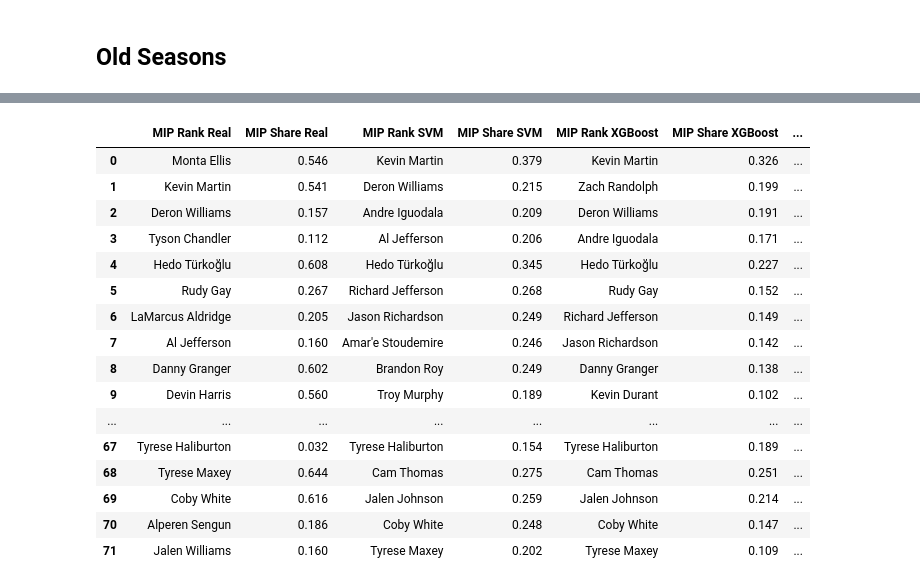
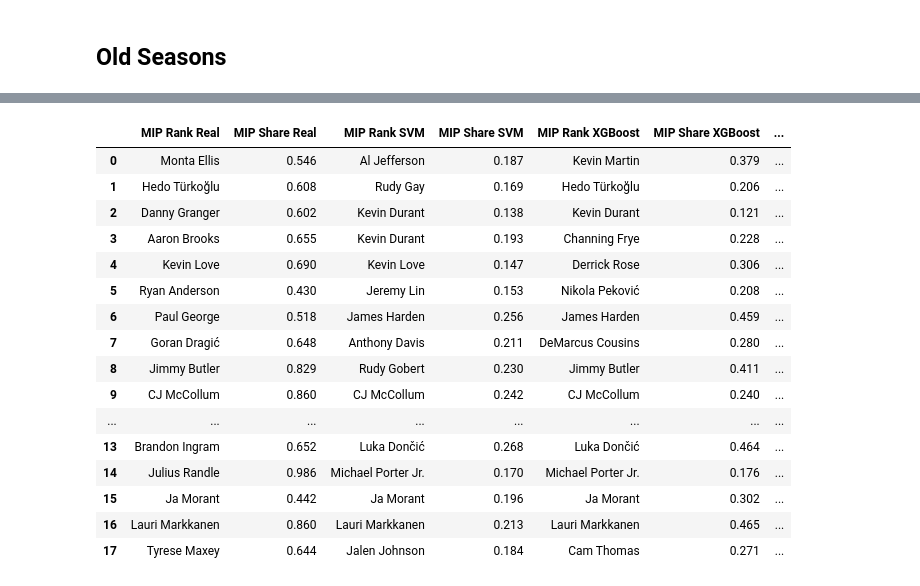
Before and after one commit to Ivan-Garcia-S/NBA_MIP_Predictor, a Jupyter notebook: MIP_Model.ipynb, the cells around one changed output, grey strips where cells are left out. Drawn from its saved outputs; the diff is of its cells as text; code cells hidden in the pictures.

Commit message:
After test 4.8

```diff
--- a/MIP_Model.ipynb
+++ b/MIP_Model.ipynb
@@ -227,7 +263,7 @@ def treat_data(per_game, totals, advanced, difference, standings, seasons):
     # Remove more variables
     per_game = per_game.drop(['GS', 'PF', 'STL', 'eFG%', 'FTA', 'G_prev_total'], axis=1)
     totals = totals.drop(['PF'], axis=1)
-    advanced = advanced.drop(['TRB%', 'DBPM', 'FTr', 'WS/48', 'STL%', 'DRB%', 'BLK%', 'TS%', 'DWS', 'TOV%', 'ORB%'], axis=1)
+    advanced = advanced.drop(['TRB%', 'DBPM', 'OBPM', 'FTr', 'STL%', 'DRB%', 'BLK%', 'TS%', 'DWS', 'TOV%', 'ORB%', '3PAr'], axis=1)
 
     cols = ['Player','Season','Pos','Age','Tm','G','GS', 'G_prev', 'G_prev_total', 'Seasons Played']
 
@@ -493,16 +531,18 @@ def func_models(data, seasons, models, n_seasons_to_test):
 
 
         regular_diffs = ['PTS_diff', 'AST_diff', 'TRB_diff']
+        final_drops = []
 
         # Test 2
-        X_train = data_train.drop(['MIP Share','MIP Rank','Player','Season', 'FGA_PERGAME', 'PER_ADVANCED', 'FG%_PERGAME'] + regular_diffs, axis=1)#'G_prev', 'FG%_PERGAME'], axis=1)
+        X_train = data_train.drop(['MIP Share','MIP Rank','Player','Season', 'FGA_PERGAME', 'PER_ADVANCED', 'FG%_PERGAME'] + final_drops, axis=1)#'G_prev', 'FG%_PERGAME'], axis=1)
         y_train = data_train['MIP Share']
 
-        X_test = data_test.drop(['MIP Share','MIP Rank','Player','Season', 'FGA_PERGAME', 'PER_ADVANCED','FG%_PERGAME']+ regular_diffs, axis=1) #'G_prev', 'FG%_PERGAME'], axis=1)
+        X_test = data_test.drop(['MIP Share','MIP Rank','Player','Season', 'FGA_PERGAME', 'PER_ADVANCED','FG%_PERGAME']+ final_drops, axis=1) #'G_prev', 'FG%_PERGAME'], axis=1)
         y_test = data_test['MIP Share']
 
         initial_results = data_test[['Player','Season','MIP Share','MIP Rank']]
         results = initial_results.copy()
+        print(len(X_train.columns))
 
         scaler = StandardScaler()
 
@@ -697,11 +759,12 @@ def temporadas_antigas(data, seasons, models, n_seasons_to_test):
         ###
         ####
         regular_diffs = ['PTS_diff', 'AST_diff', 'TRB_diff']
+        final_drops = []
 
-        X_train = data_train.drop(['MIP Share','MIP Rank','Player','Season','FGA_PERGAME', 'PER_ADVANCED', 'FG%_PERGAME']+regular_diffs, axis=1)#'G_prev'], axis=1)
+        X_train = data_train.drop(['MIP Share','MIP Rank','Player','Season','FGA_PERGAME', 'PER_ADVANCED', 'FG%_PERGAME']+final_drops, axis=1)#'G_prev'], axis=1)
         y_train = data_train['MIP Share']
 
-        X_test = data_test.drop(['MIP Share','MIP Rank','Player','Season','FGA_PERGAME', 'PER_ADVANCED', 'FG%_PERGAME']+regular_diffs, axis=1)#'G_prev'], axis=1)
+        X_test = data_test.drop(['MIP Share','MIP Rank','Player','Season','FGA_PERGAME', 'PER_ADVANCED', 'FG%_PERGAME']+final_drops, axis=1)#'G_prev'], axis=1)
         y_test = data_test['MIP Share']
 
         initial_results = data_test[['Player','Season','MIP Share','MIP Rank']]
@@ -757,26 +820,26 @@ final_metricas
 # %%
 pd.options.display.max_rows = 400
 
-rank_final = create_rank(final_results, 4)
+rank_final = create_rank(final_results, 1)
 rank_final
 # %% [output]
 |  | MIP Rank Real | MIP Share Real | MIP Rank SVM | MIP Share SVM | MIP Rank XGBoost | MIP Share XGBoost | ... |
-| 0 | Monta Ellis | 0.546 | Kevin Martin | 0.379 | Kevin Martin | 0.326 | ... |
-| 1 | Kevin Martin | 0.541 | Deron Williams | 0.215 | Zach Randolph | 0.199 | ... |
-| 2 | Deron Williams | 0.157 | Andre Iguodala | 0.209 | Deron Williams | 0.191 | ... |
-| 3 | Tyson Chandler | 0.112 | Al Jefferson | 0.206 | Andre Iguodala | 0.171 | ... |
-| 4 | Hedo Türkoğlu | 0.608 | Hedo Türkoğlu | 0.345 | Hedo Türkoğlu | 0.227 | ... |
-| 5 | Rudy Gay | 0.267 | Richard Jefferson | 0.268 | Rudy Gay | 0.152 | ... |
-| 6 | LaMarcus Aldridge | 0.205 | Jason Richardson | 0.249 | Richard Jefferson | 0.149 | ... |
-| 7 | Al Jefferson | 0.160 | Amar'e Stoudemire | 0.246 | Jason Richardson | 0.142 | ... |
-| 8 | Danny Granger | 0.602 | Brandon Roy | 0.249 | Danny Granger | 0.138 | ... |
-| 9 | Devin Harris | 0.560 | Troy Murphy | 0.189 | Kevin Durant | 0.102 | ... |
+| 0 | Monta Ellis | 0.546 | Al Jefferson | 0.187 | Kevin Martin | 0.379 | ... |
+| 1 | Hedo Türkoğlu | 0.608 | Rudy Gay | 0.169 | Hedo Türkoğlu | 0.206 | ... |
+| 2 | Danny Granger | 0.602 | Kevin Durant | 0.138 | Kevin Durant | 0.121 | ... |
+| 3 | Aaron Brooks | 0.655 | Kevin Durant | 0.193 | Channing Frye | 0.228 | ... |
+| 4 | Kevin Love | 0.690 | Kevin Love | 0.147 | Derrick Rose | 0.306 | ... |
+| 5 | Ryan Anderson | 0.430 | Jeremy Lin | 0.153 | Nikola Peković | 0.208 | ... |
+| 6 | Paul George | 0.518 | James Harden | 0.256 | James Harden | 0.459 | ... |
+| 7 | Goran Dragić | 0.648 | Anthony Davis | 0.211 | DeMarcus Cousins | 0.280 | ... |
+| 8 | Jimmy Butler | 0.829 | Rudy Gobert | 0.230 | Jimmy Butler | 0.411 | ... |
+| 9 | CJ McCollum | 0.860 | CJ McCollum | 0.242 | CJ McCollum | 0.240 | ... |
 | ... | ... | ... | ... | ... | ... | ... | ... |
-| 67 | Tyrese Haliburton | 0.032 | Tyrese Haliburton | 0.154 | Tyrese Haliburton | 0.189 | ... |
-| 68 | Tyrese Maxey | 0.644 | Cam Thomas | 0.275 | Cam Thomas | 0.251 | ... |
-| 69 | Coby White | 0.616 | Jalen Johnson | 0.259 | Jalen Johnson | 0.214 | ... |
-| 70 | Alperen Sengun | 0.186 | Coby White | 0.248 | Coby White | 0.147 | ... |
-| 71 | Jalen Williams | 0.160 | Tyrese Maxey | 0.202 | Tyrese Maxey | 0.109 | ... |
+| 13 | Brandon Ingram | 0.652 | Luka Dončić | 0.268 | Luka Dončić | 0.464 | ... |
+| 14 | Julius Randle | 0.986 | Michael Porter Jr. | 0.170 | Michael Porter Jr. | 0.176 | ... |
+| 15 | Ja Morant | 0.442 | Ja Morant | 0.196 | Ja Morant | 0.302 | ... |
+| 16 | Lauri Markkanen | 0.860 | Lauri Markkanen | 0.213 | Lauri Markkanen | 0.465 | ... |
+| 17 | Tyrese Maxey | 0.644 | Jalen Johnson | 0.184 | Cam Thomas | 0.271 | ... |
 # %%
 data_test = data[data['Season']=='2023-24']
 data_train = data[data['Season']!='2023-24']
```
Also changed, not shown: parts of 14 cells of this notebook, 12 other files.
